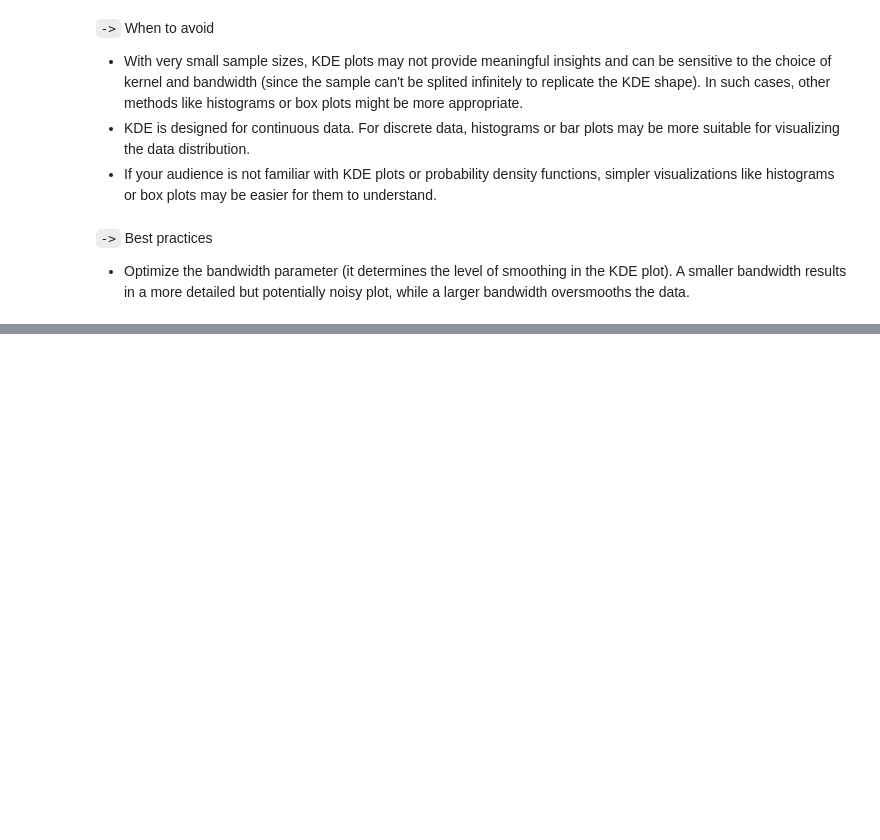
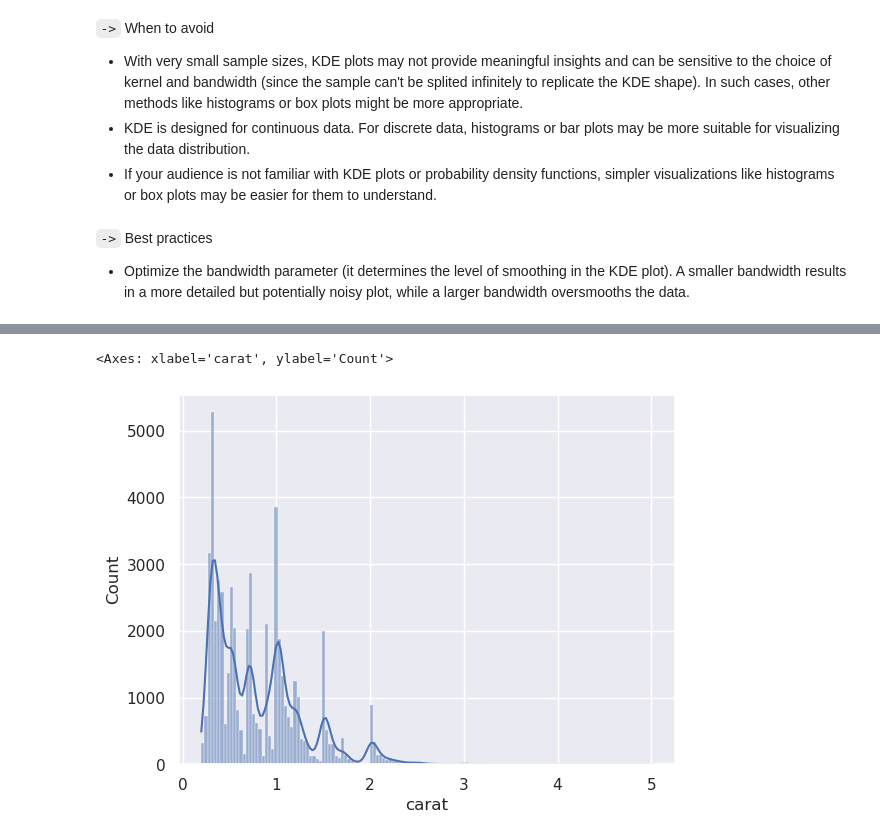
Before and after one commit to AindreaAjax/ML_Introduction, a Jupyter notebook: Data_Visualization/06_Visualizing_distributions.ipynb, the cells around one changed output, grey strips where cells are left out. Drawn from its saved outputs; the diff is of its cells as text; code cells hidden in the pictures; blank space fills up the shorter version.

```diff
--- a/Data_Visualization/06_Visualizing_distributions.ipynb
+++ b/Data_Visualization/06_Visualizing_distributions.ipynb
@@ -126,0 +178,7 @@ Kernel Density Estimation (KDE) plots are useful for visualizing the probability
+# %%
+diamonds = sns.load_dataset("diamonds")
+# %%
+sns.histplot(diamonds, x = "carat", kde=True)
+# %% [output]
+<Axes: xlabel='carat', ylabel='Count'>
+[figure, added]
```
Also changed, not shown: parts of 18 cells of this notebook.
